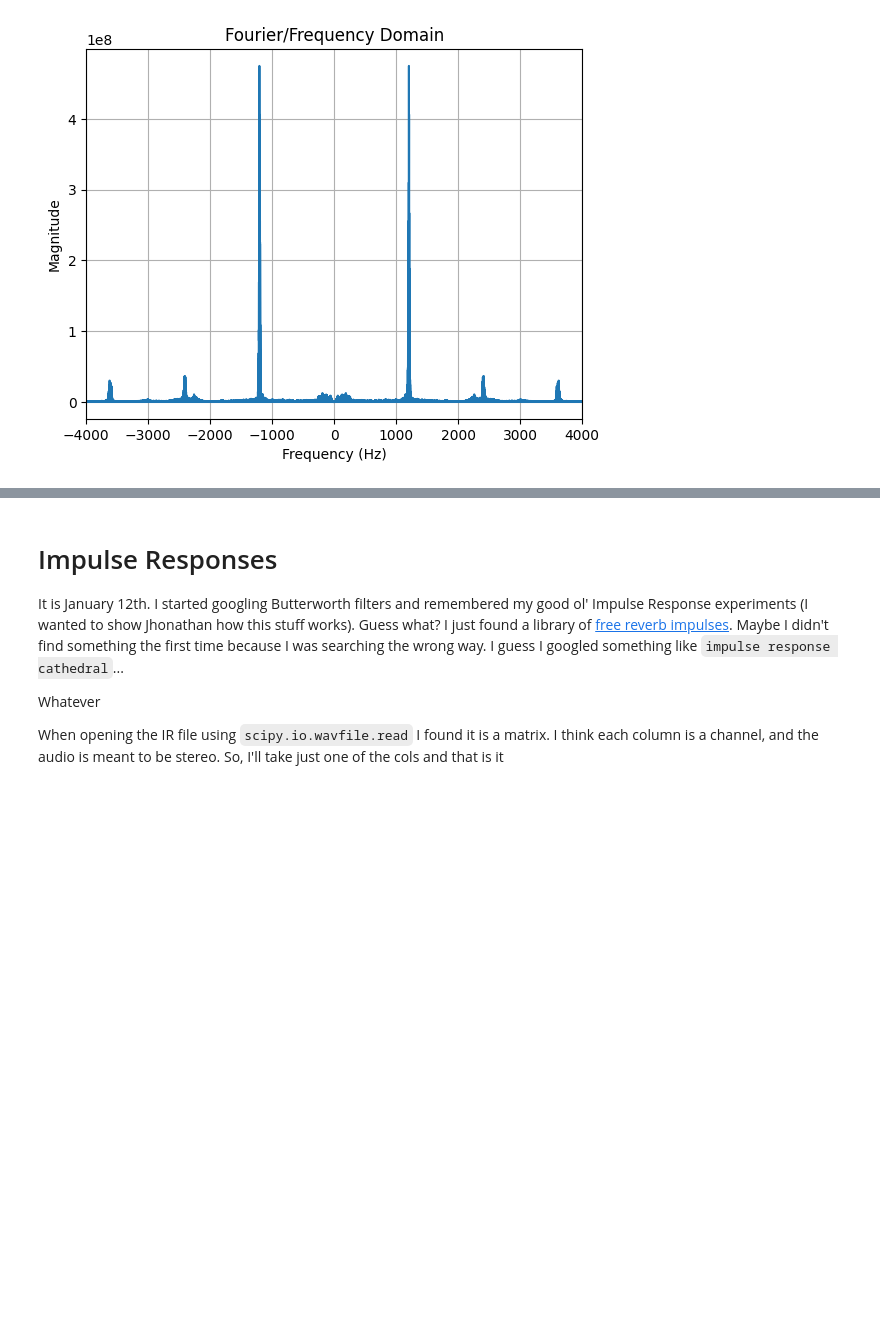
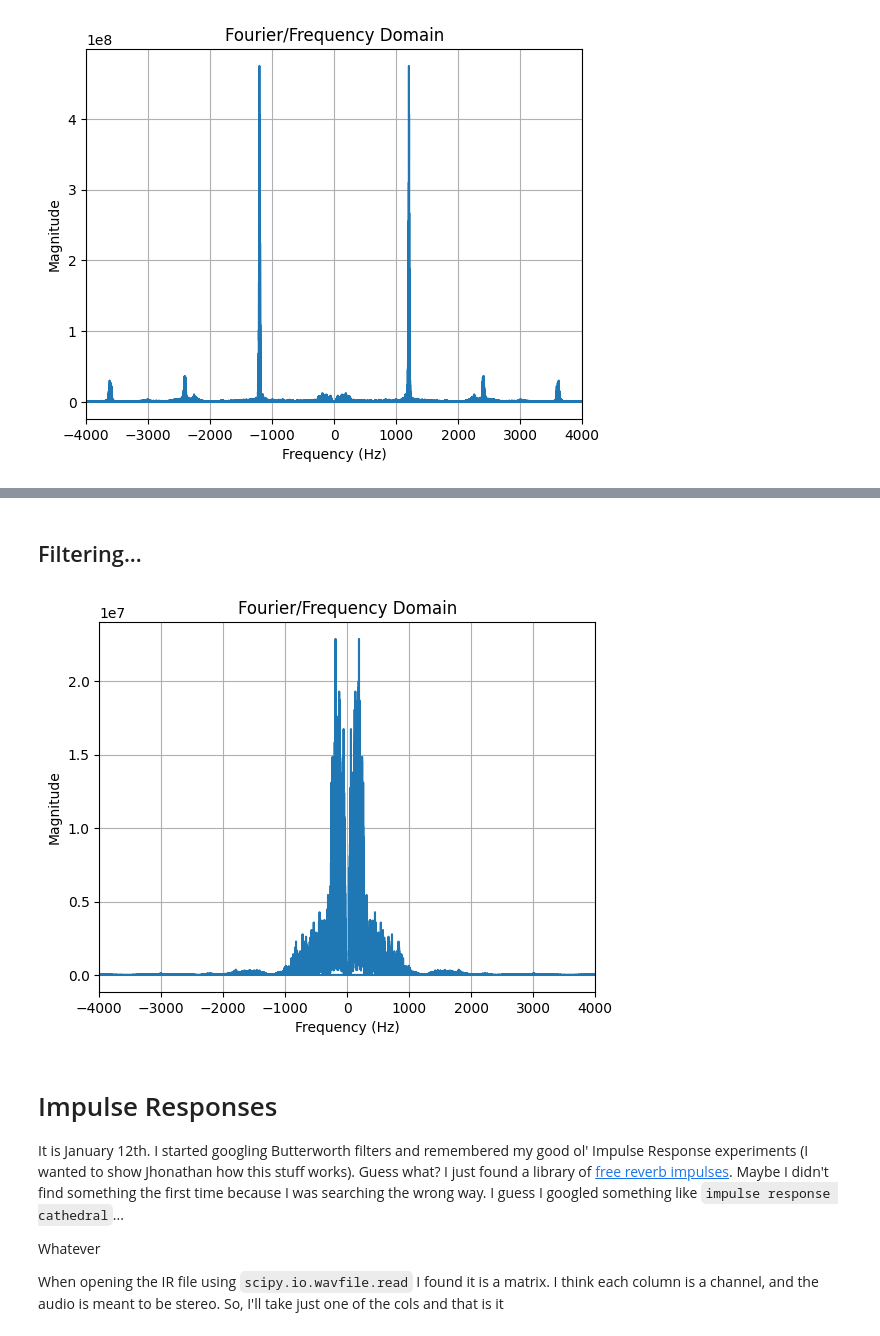
Before and after one commit to mtxslv/audio-processing-with-python, a Jupyter notebook: notebooks/audio_experiments.ipynb, the cells around one changed output, grey strips where cells are left out. Cells and saved outputs as stored; diff of their text form; code cells hidden in the pictures; blank space fills up the shorter version.

```diff
--- a/notebooks/audio_experiments.ipynb
+++ b/notebooks/audio_experiments.ipynb
@@ -64,0 +77,11 @@ plot_audio_in_frequency(xf, yf)
+# %% [markdown]
+## Filtering...
+# %%
+remove_freqs = [1205,2410,3610]
+reconstructed_audio = filter_audio(data,remove_freqs,sample_rate,7)
+
+normalized_recons = normalize_samples(reconstructed_audio)
+yf, xf = get_fft_transform(normalized_recons, sample_rate, duration)
+plot_audio_in_frequency(xf, yf)
+# %% [output]
+[figure, added]
```
Also changed, not shown: parts of 8 cells of this notebook.
